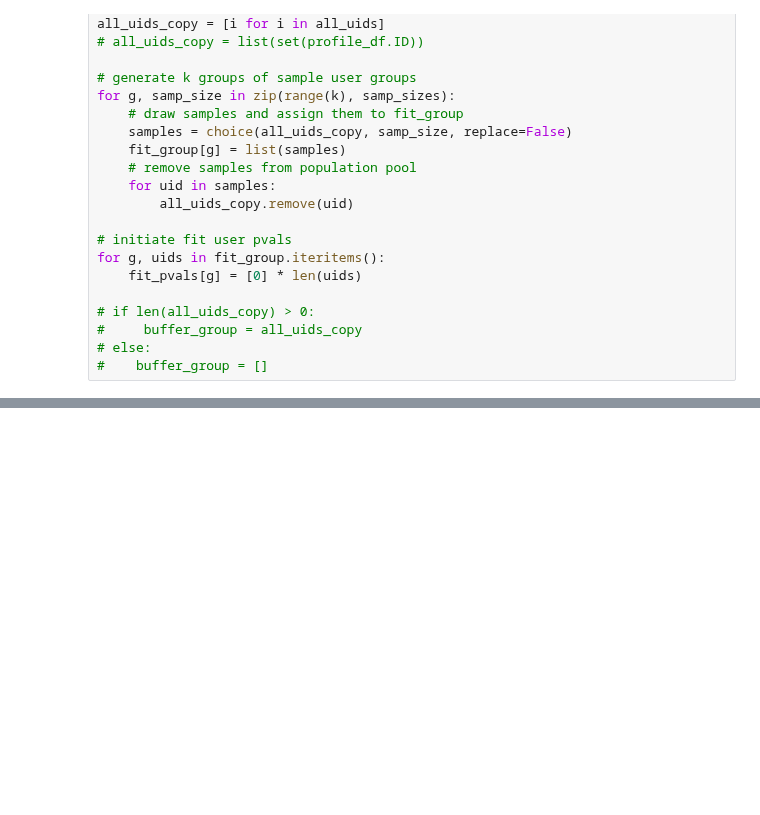
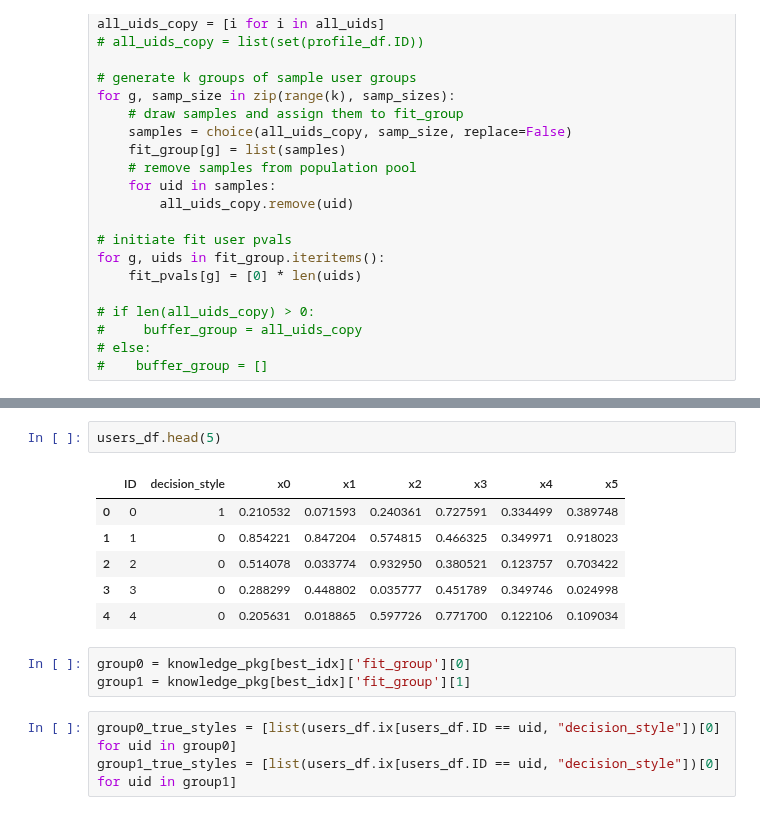
Before and after one commit to beingzy/phd_experiment, a Jupyter notebook: learning_wrapper_on_yi_data.ipynb, the cells around one changed output, grey strips where cells are left out. Cells and saved outputs as stored; diff of their text form; blank space fills up the shorter version.

```diff
--- a/learning_wrapper_on_yi_data.ipynb
+++ b/learning_wrapper_on_yi_data.ipynb
@@ -681,0 +691,15 @@ print target_dist
+# %%
+users_df.head(5)
+# %% [output]
+|  | ID | decision_style | x0 | x1 | x2 | x3 | x4 | x5 |
+| 0 | 0 | 1 | 0.210532 | 0.071593 | 0.240361 | 0.727591 | 0.334499 | 0.389748 |
+| 1 | 1 | 0 | 0.854221 | 0.847204 | 0.574815 | 0.466325 | 0.349971 | 0.918023 |
+| 2 | 2 | 0 | 0.514078 | 0.033774 | 0.932950 | 0.380521 | 0.123757 | 0.703422 |
+| 3 | 3 | 0 | 0.288299 | 0.448802 | 0.035777 | 0.451789 | 0.349746 | 0.024998 |
+| 4 | 4 | 0 | 0.205631 | 0.018865 | 0.597726 | 0.771700 | 0.122106 | 0.109034 |
+# %%
+group0 = knowledge_pkg[best_idx]['fit_group'][0]
+group1 = knowledge_pkg[best_idx]['fit_group'][1]
+# %%
+group0_true_styles = [list(users_df.ix[users_df.ID == uid, "decision_style"])[0] for uid in group0]
+group1_true_styles = [list(users_df.ix[users_df.ID == uid, "decision_style"])[0] for uid in group1]
```
Also changed, not shown: parts of 12 cells of this notebook, 5 other files.
